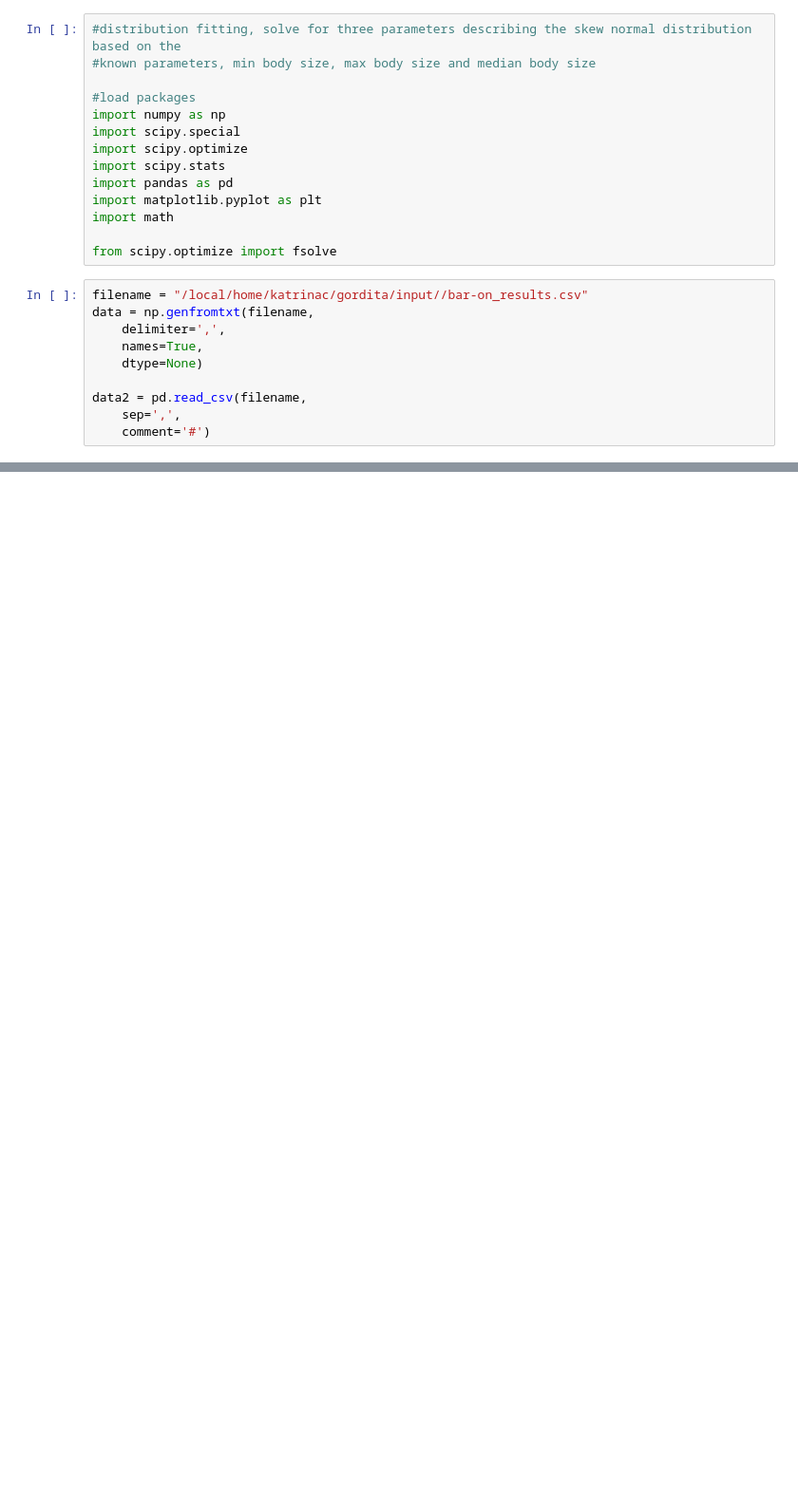
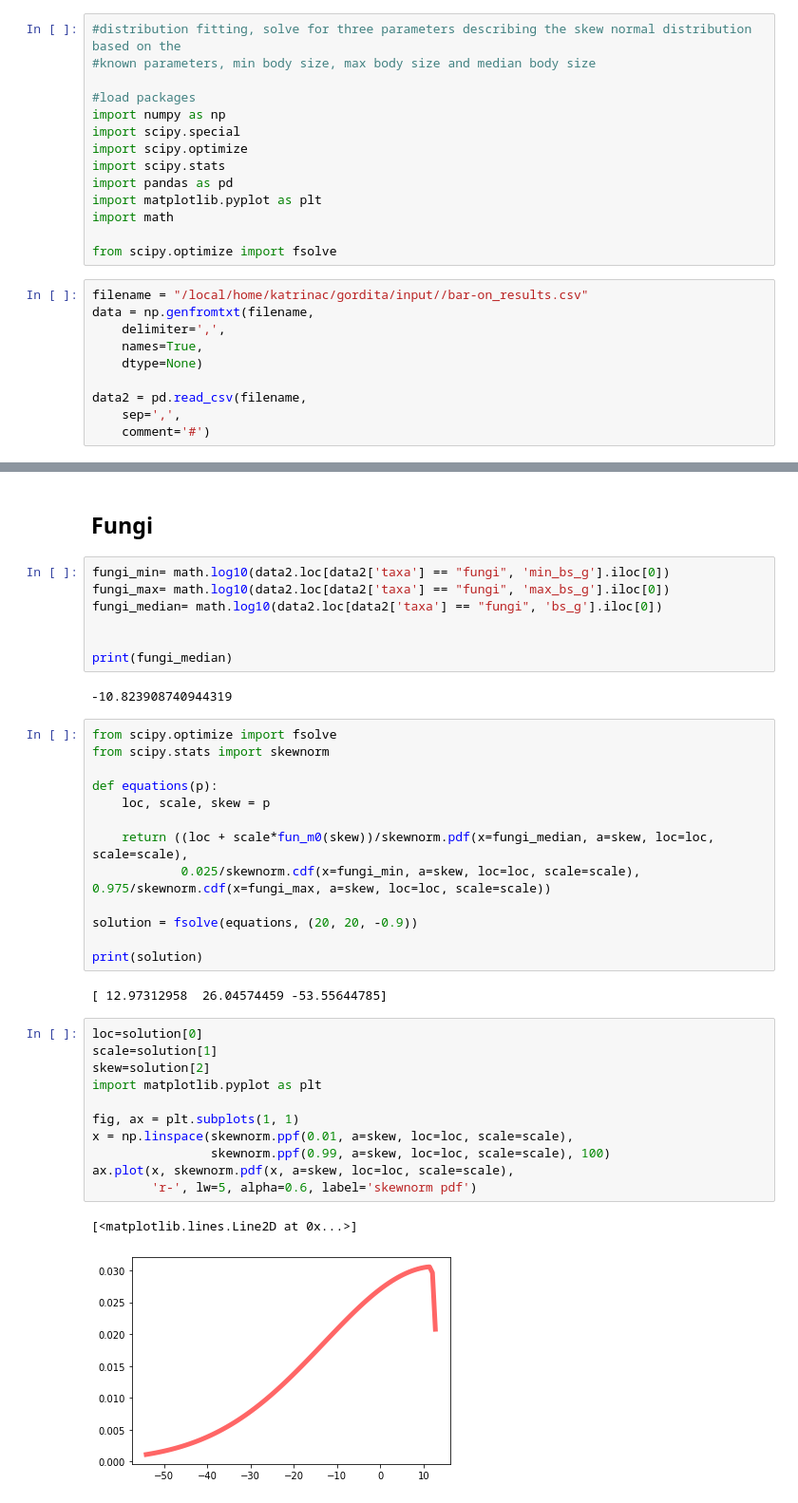
Before and after one commit to katcatalano/gordita, a Jupyter notebook: distribution_fitting_2.0.ipynb, the cells around one changed output, grey strips where cells are left out. Shown at 95% size. Drawn from its saved outputs; the diff is of its cells as text; blank space fills up the shorter version.

```diff
--- a/distribution_fitting_2.0.ipynb
+++ b/distribution_fitting_2.0.ipynb
@@ -131,0 +195,40 @@ print(var)
+# %% [markdown]
+## Fungi
+# %%
+fungi_min= math.log10(data2.loc[data2['taxa'] == "fungi", 'min_bs_g'].iloc[0])
+fungi_max= math.log10(data2.loc[data2['taxa'] == "fungi", 'max_bs_g'].iloc[0])
+fungi_median= math.log10(data2.loc[data2['taxa'] == "fungi", 'bs_g'].iloc[0])
+
+
+print(fungi_median)
+# %% [output]
+-10.823908740944319
+# %%
+from scipy.optimize import fsolve
+from scipy.stats import skewnorm
+
+def equations(p):
+    loc, scale, skew = p
+
+    return ((loc + scale*fun_m0(skew))/skewnorm.pdf(x=fungi_median, a=skew, loc=loc, scale=scale),
+            0.025/skewnorm.cdf(x=fungi_min, a=skew, loc=loc, scale=scale), 0.975/skewnorm.cdf(x=fungi_max, a=skew, loc=loc, scale=scale))
+
+solution = fsolve(equations, (20, 20, -0.9))
+
+print(solution)
+# %% [output]
+[ 12.97312958  26.04574459 -53.55644785]
+# %%
+loc=solution[0]
+scale=solution[1]
+skew=solution[2]
+import matplotlib.pyplot as plt
+
+fig, ax = plt.subplots(1, 1)
+x = np.linspace(skewnorm.ppf(0.01, a=skew, loc=loc, scale=scale),
+                skewnorm.ppf(0.99, a=skew, loc=loc, scale=scale), 100)
+ax.plot(x, skewnorm.pdf(x, a=skew, loc=loc, scale=scale),
+        'r-', lw=5, alpha=0.6, label='skewnorm pdf')
+# %% [output]
+[<matplotlib.lines.Line2D at 0x...>]
+[figure, added]
```
Also changed, not shown: parts of 42 cells of this notebook, 1 other file.
